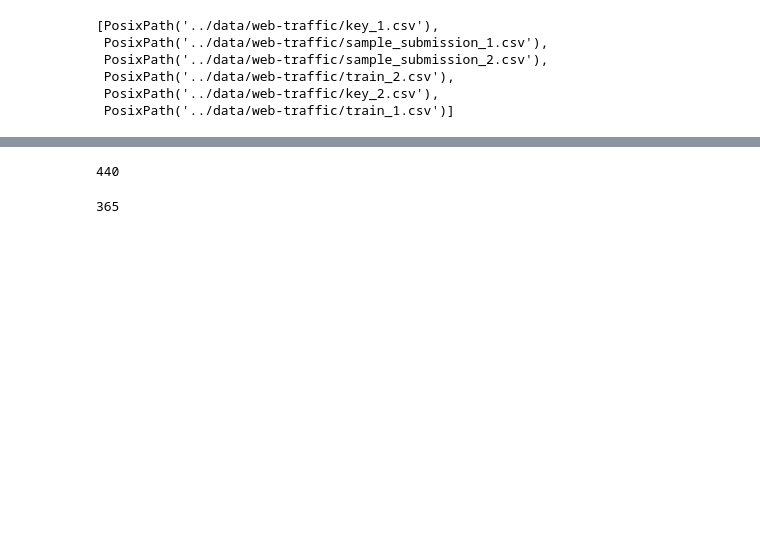
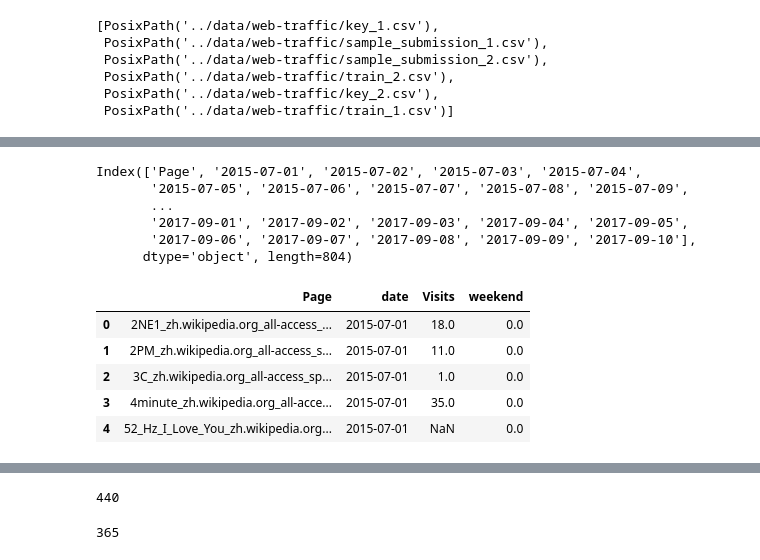
Before and after one commit to lalit527/web_analysis, a Jupyter notebook: simple_model-Copy1.ipynb, the cells around one changed output, grey strips where cells are left out. Cells and saved outputs as stored; diff of their text form; code cells hidden in the pictures; blank space fills up the shorter version.

```diff
--- a/simple_model-Copy1.ipynb
+++ b/simple_model-Copy1.ipynb
@@ -64,0 +82,9 @@ offset = 1/2
+# %%
+train_all.columns
+# %% [output]
+Index(['Page', '2015-07-01', '2015-07-02', '2015-07-03', '2015-07-04',
+       '2015-07-05', '2015-07-06', '2015-07-07', '2015-07-08', '2015-07-09',
+       ...
+       '2017-09-01', '2017-09-02', '2017-09-03', '2017-09-04', '2017-09-05',
+       '2017-09-06', '2017-09-07', '2017-09-08', '2017-09-09', '2017-09-10'],
+      dtype='object', length=804)
@@ -64,0 +97,9 @@ offset = 1/2
+# %%
+train_flattened.head()
+# %% [output]
+|  | Page | date | Visits | weekend |
+| 0 | 2NE1_zh.wikipedia.org_all-access_... | 2015-07-01 | 18.0 | 0.0 |
+| 1 | 2PM_zh.wikipedia.org_all-access_s... | 2015-07-01 | 11.0 | 0.0 |
+| 2 | 3C_zh.wikipedia.org_all-access_sp... | 2015-07-01 | 1.0 | 0.0 |
+| 3 | 4minute_zh.wikipedia.org_all-acce... | 2015-07-01 | 35.0 | 0.0 |
+| 4 | 52_Hz_I_Love_You_zh.wikipedia.org... | 2015-07-01 | NaN | 0.0 |
```
Also changed, not shown: parts of 17 cells of this notebook, 1 other file.
